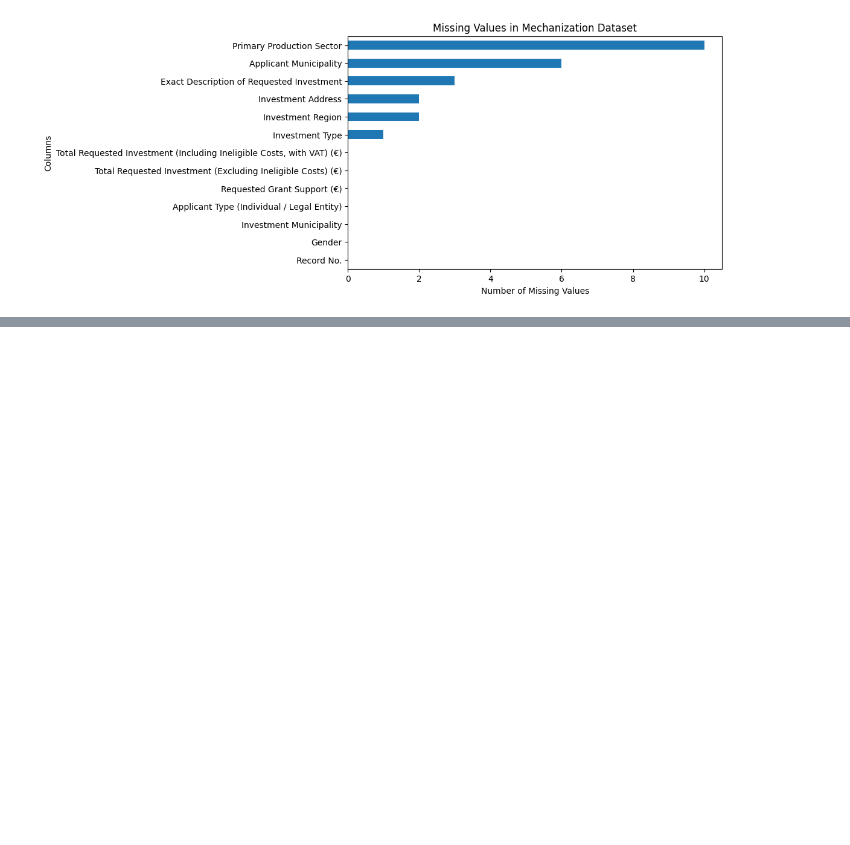
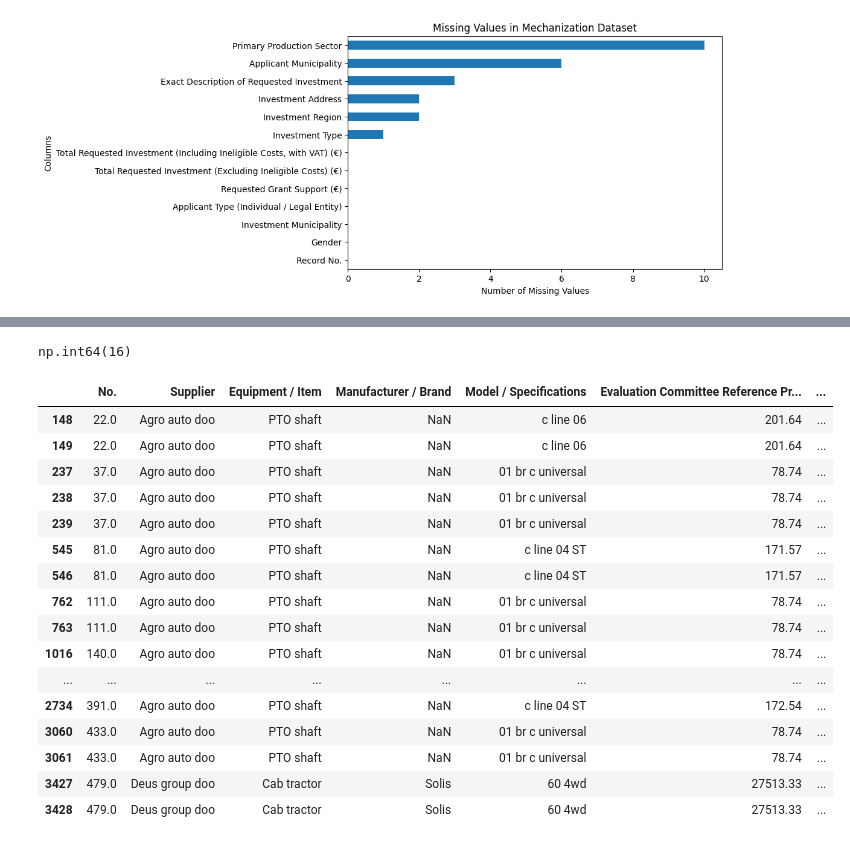
Before and after one commit to milatovicdanka90-maker/dsb_capstone, a Jupyter notebook: 01_EDA.ipynb, the cells around one changed output, grey strips where cells are left out. Drawn from its saved outputs; the diff is of its cells as text; code cells hidden in the pictures; blank space fills up the shorter version.

```diff
--- a/01_EDA.ipynb
+++ b/01_EDA.ipynb
@@ -240,0 +256,12 @@ I will review the missing production sectors during data cleaning.
+# %%
+# I'm keeping records with basic mechanization and price information
+
+prices_clean = prices.dropna(
+    subset=[
+        "No.",
+        "Equipment / Item",
+        "Applicant Quoted Price (EUR)"
+    ]
+).copy()
+
+prices_clean.shape
@@ -240,0 +322,11 @@ I will review the missing production sectors during data cleaning.
+# %%
+# Find non-numeric reference price values
+
+col = "Evaluation Committee Reference Price (EUR)"
+
+numeric_prices = pd.to_numeric(prices_clean[col], errors="coerce")
+
+prices_clean.loc[
+    numeric_prices.isnull() & prices_clean[col].notnull(),
+    col
+].value_counts()
@@ -240,0 +349,8 @@ I will review the missing production sectors during data cleaning.
+# %%
+# Separating evaluation notes from numeric prices
+
+prices_clean["Evaluation Note"] = prices_clean[col].where(
+    numeric_prices.isnull() & prices_clean[col].notnull()
+)
+
+prices_clean[col] = numeric_prices
@@ -240,0 +419,28 @@ I will review the missing production sectors during data cleaning.
+# %%
+# Now checking duplicate rows in the filtered dataset
+
+prices_clean.duplicated().sum()
+# %% [output]
+np.int64(16)
+# %%
+# Showing all duplicate records
+
+prices_clean[prices_clean.duplicated(keep=False)].sort_values("No.")
+# %% [output]
+|  | No. | Supplier | Equipment / Item | Manufacturer / Brand | Model / Specifications | Evaluation Committee Reference Pr... | ... |
+| 148 | 22.0 | Agro auto doo | PTO shaft | NaN | c line 06 | 201.64 | ... |
+| 149 | 22.0 | Agro auto doo | PTO shaft | NaN | c line 06 | 201.64 | ... |
+| 237 | 37.0 | Agro auto doo | PTO shaft | NaN | 01 br c universal | 78.74 | ... |
+| 238 | 37.0 | Agro auto doo | PTO shaft | NaN | 01 br c universal | 78.74 | ... |
+| 239 | 37.0 | Agro auto doo | PTO shaft | NaN | 01 br c universal | 78.74 | ... |
+| 545 | 81.0 | Agro auto doo | PTO shaft | NaN | c line 04 ST | 171.57 | ... |
+| 546 | 81.0 | Agro auto doo | PTO shaft | NaN | c line 04 ST | 171.57 | ... |
+| 762 | 111.0 | Agro auto doo | PTO shaft | NaN | 01 br c universal | 78.74 | ... |
+| 763 | 111.0 | Agro auto doo | PTO shaft | NaN | 01 br c universal | 78.74 | ... |
+| 1016 | 140.0 | Agro auto doo | PTO shaft | NaN | 01 br c universal | 78.74 | ... |
+| ... | ... | ... | ... | ... | ... | ... | ... |
+| 2734 | 391.0 | Agro auto doo | PTO shaft | NaN | c line 04 ST | 172.54 | ... |
+| 3060 | 433.0 | Agro auto doo | PTO shaft | NaN | 01 br c universal | 78.74 | ... |
+| 3061 | 433.0 | Agro auto doo | PTO shaft | NaN | 01 br c universal | 78.74 | ... |
+| 3427 | 479.0 | Deus group doo | Cab tractor | Solis | 60 4wd | 27513.33 | ... |
+| 3428 | 479.0 | Deus group doo | Cab tractor | Solis | 60 4wd | 27513.33 | ... |
```
Also changed, not shown: parts of 24 cells of this notebook.
